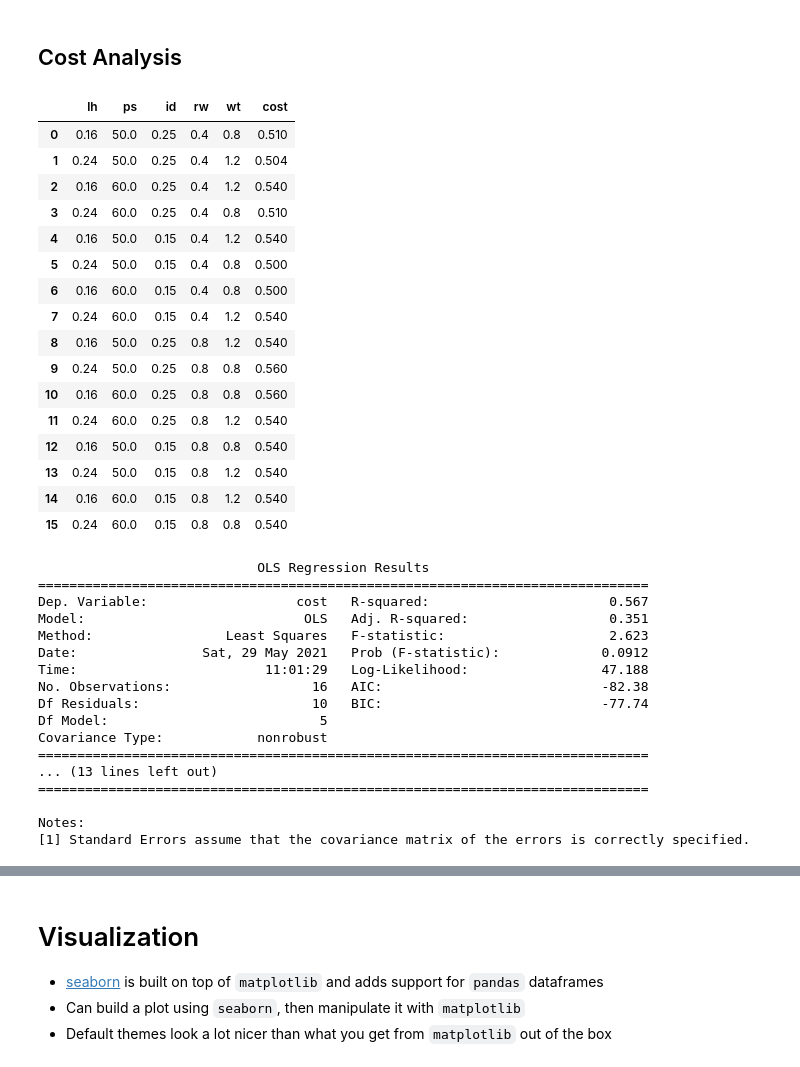
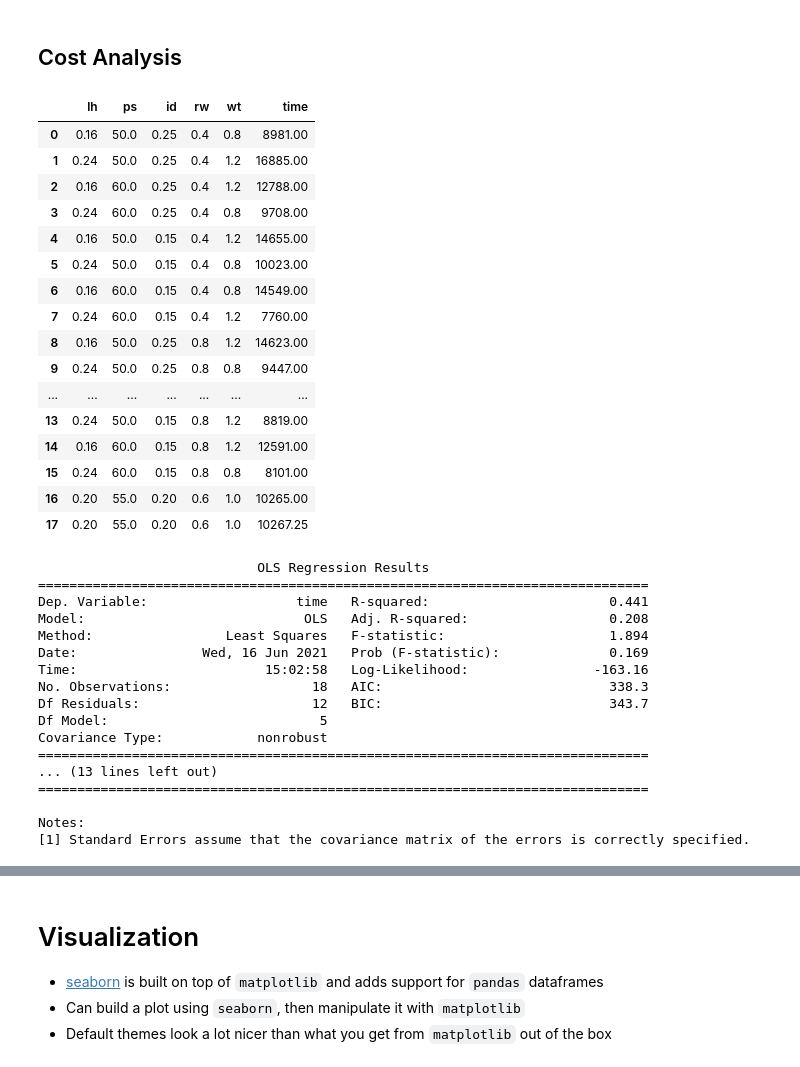
Before and after one commit to wilsongis/3DP_Experiments, a Jupyter notebook: Sample/SWX1-Time.ipynb, the cells around one changed output, grey strips where cells are left out. Cells and saved outputs as stored; diff of their text form; code cells hidden in the pictures.

```diff
--- a/Sample/Test.ipynb
+++ b/Sample/SWX1-Time.ipynb
@@ -528,23 +528,23 @@ build_factorial(factor_count, run_count)
 # %%
 
 
-# cr6_print_history = dexpy.factorial.build_factorial(5, 2**(5-1))
-# cr6_print_history.columns = ['lh', 'ps', 'id', 'rw', 'wt']
+# swx1_print_history = dexpy.factorial.build_factorial(5, 2**(5-1))
+# swx1_print_history.columns = ['lh', 'ps', 'id', 'rw', 'wt']
 center_points = [
 ]
 
 columns = ['trial', 'lh', 'ps', 'id', 'rw', 'wt', 'cost', 'time', 'quality', 'comment']
 
-cr6_print_history = pd.read_csv('https://raw.githubusercontent.com/wilsongis/3DP_Experiments/main/Data/cr6-doe-schedule.csv', skiprows=1, names=columns)
+swx1_print_history = pd.read_csv('file:///Users/wilsonm/Dropbox%20(APSU%20GIS)/Projects%20(DB)/Dissertation/3DP_Experiments/Data/swx1-doe-schedule.csv', skiprows=1, names=columns)
 
-#cr6_print_history = cr6_print_history.append(pd.DataFrame(center_points * 2, columns=cr6_print_history.columns))
-cr6_print_history.index = np.arange(0, len(cr6_print_history))
+#swx1_print_history = swx1_print_history.append(pd.DataFrame(center_points * 2, columns=swx1_print_history.columns))
+swx1_print_history.index = np.arange(0, len(swx1_print_history))
 
 display(Markdown("## 2<sup>(5-1)</sup> Factorial Design"))
-display(PrettyPandas(cr6_print_history))
+display(PrettyPandas(swx1_print_history))
 
-actual_design = coded_to_actual(cr6_print_history, actual_lows, actual_highs)
-cr6_print_actual = actual_design
+actual_design = coded_to_actual(swx1_print_history, actual_lows, actual_highs)
+swx1_print_actual = actual_design
 display(Markdown("Actual ## 2<sup>(5-1)</sup> Factorial Design"))
 display(PrettyPandas(actual_design))
 # %% [output]
@@ -807,47 +807,47 @@ This is not a cause for great concern as the three factor interactions are rare
 # %% [markdown]
 ## Cost Analysis
 # %%
-cr6_cost_analysis = cr6_print_history[['lh', 'ps', 'id', 'rw', 'wt', 'cost']]
-cr6_cost_analysis2 = cr6_print_actual[['lh', 'ps', 'id', 'rw', 'wt', 'cost']]
-display(cr6_cost_analysis2)
+swx1_time_analysis = swx1_print_history[['lh', 'ps', 'id', 'rw', 'wt', 'time']]
+swx1_time_analysis2 = swx1_print_actual[['lh', 'ps', 'id', 'rw', 'wt', 'time']]
+display(swx1_time_analysis2)
 # %% [output]
-|  | lh | ps | id | rw | wt | cost |
-| 0 | 0.16 | 50.0 | 0.25 | 0.4 | 0.8 | 0.510 |
-| 1 | 0.24 | 50.0 | 0.25 | 0.4 | 1.2 | 0.504 |
-| 2 | 0.16 | 60.0 | 0.25 | 0.4 | 1.2 | 0.540 |
-| 3 | 0.24 | 60.0 | 0.25 | 0.4 | 0.8 | 0.510 |
-| 4 | 0.16 | 50.0 | 0.15 | 0.4 | 1.2 | 0.540 |
-| 5 | 0.24 | 50.0 | 0.15 | 0.4 | 0.8 | 0.500 |
-| 6 | 0.16 | 60.0 | 0.15 | 0.4 | 0.8 | 0.500 |
-| 7 | 0.24 | 60.0 | 0.15 | 0.4 | 1.2 | 0.540 |
-| 8 | 0.16 | 50.0 | 0.25 | 0.8 | 1.2 | 0.540 |
-| 9 | 0.24 | 50.0 | 0.25 | 0.8 | 0.8 | 0.560 |
-| 10 | 0.16 | 60.0 | 0.25 | 0.8 | 0.8 | 0.560 |
-| 11 | 0.24 | 60.0 | 0.25 | 0.8 | 1.2 | 0.540 |
-| 12 | 0.16 | 50.0 | 0.15 | 0.8 | 0.8 | 0.540 |
-| 13 | 0.24 | 50.0 | 0.15 | 0.8 | 1.2 | 0.540 |
-| 14 | 0.16 | 60.0 | 0.15 | 0.8 | 1.2 | 0.540 |
-| 15 | 0.24 | 60.0 | 0.15 | 0.8 | 0.8 | 0.540 |
+|  | lh | ps | id | rw | wt | time |
+| 0 | 0.16 | 50.0 | 0.25 | 0.4 | 0.8 | 8981.00 |
+| 1 | 0.24 | 50.0 | 0.25 | 0.4 | 1.2 | 16885.00 |
+| 2 | 0.16 | 60.0 | 0.25 | 0.4 | 1.2 | 12788.00 |
+| 3 | 0.24 | 60.0 | 0.25 | 0.4 | 0.8 | 9708.00 |
+| 4 | 0.16 | 50.0 | 0.15 | 0.4 | 1.2 | 14655.00 |
+| 5 | 0.24 | 50.0 | 0.15 | 0.4 | 0.8 | 10023.00 |
+| 6 | 0.16 | 60.0 | 0.15 | 0.4 | 0.8 | 14549.00 |
+| 7 | 0.24 | 60.0 | 0.15 | 0.4 | 1.2 | 7760.00 |
+| 8 | 0.16 | 50.0 | 0.25 | 0.8 | 1.2 | 14623.00 |
+| 9 | 0.24 | 50.0 | 0.25 | 0.8 | 0.8 | 9447.00 |
+| ... | ... | ... | ... | ... | ... | ... |
+| 13 | 0.24 | 50.0 | 0.15 | 0.8 | 1.2 | 8819.00 |
+| 14 | 0.16 | 60.0 | 0.15 | 0.8 | 1.2 | 12591.00 |
+| 15 | 0.24 | 60.0 | 0.15 | 0.8 | 0.8 | 8101.00 |
+| 16 | 0.20 | 55.0 | 0.20 | 0.6 | 1.0 | 10265.00 |
+| 17 | 0.20 | 55.0 | 0.20 | 0.6 | 1.0 | 10267.25 |
 # %%
-y_cost = cr6_cost_analysis['cost']
-X = cr6_cost_analysis[['lh', 'ps', 'id', 'rw', 'wt']]
+y_time = swx1_time_analysis['time']
+X = swx1_time_analysis[['lh', 'ps', 'id', 'rw', 'wt']]
 
 ## An intercept is not added by default, so we need to add that here
 X = sm.add_constant(X)
-cost_results = sm.OLS(y_cost, X).fit()
+cost_results = sm.OLS(y_time, X).fit()
 cost_results.summary()
 
 print(cost_results.summary())
 # %% [output]
                             OLS Regression Results
 ==============================================================================
-Dep. Variable:                   cost   R-squared:                       0.567
-Model:                            OLS   Adj. R-squared:                  0.351
-Method:                 Least Squares   F-statistic:                     2.623
-Date:                Sat, 29 May 2021   Prob (F-statistic):             0.0912
-Time:                        11:01:29   Log-Likelihood:                 47.188
-No. Observations:                  16   AIC:                            -82.38
-Df Residuals:                      10   BIC:                            -77.74
+Dep. Variable:                   time   R-squared:                       0.441
+Model:                            OLS   Adj. R-squared:                  0.208
+Method:                 Least Squares   F-statistic:                     1.894
+Date:                Wed, 16 Jun 2021   Prob (F-statistic):              0.169
+Time:                        15:02:58   Log-Likelihood:                -163.16
+No. Observations:                  18   AIC:                             338.3
+Df Residuals:                      12   BIC:                             343.7
 Df Model:                           5
 Covariance Type:            nonrobust
 ==============================================================================
```
Also changed, not shown: parts of 13 cells of this notebook, 3 other files.
